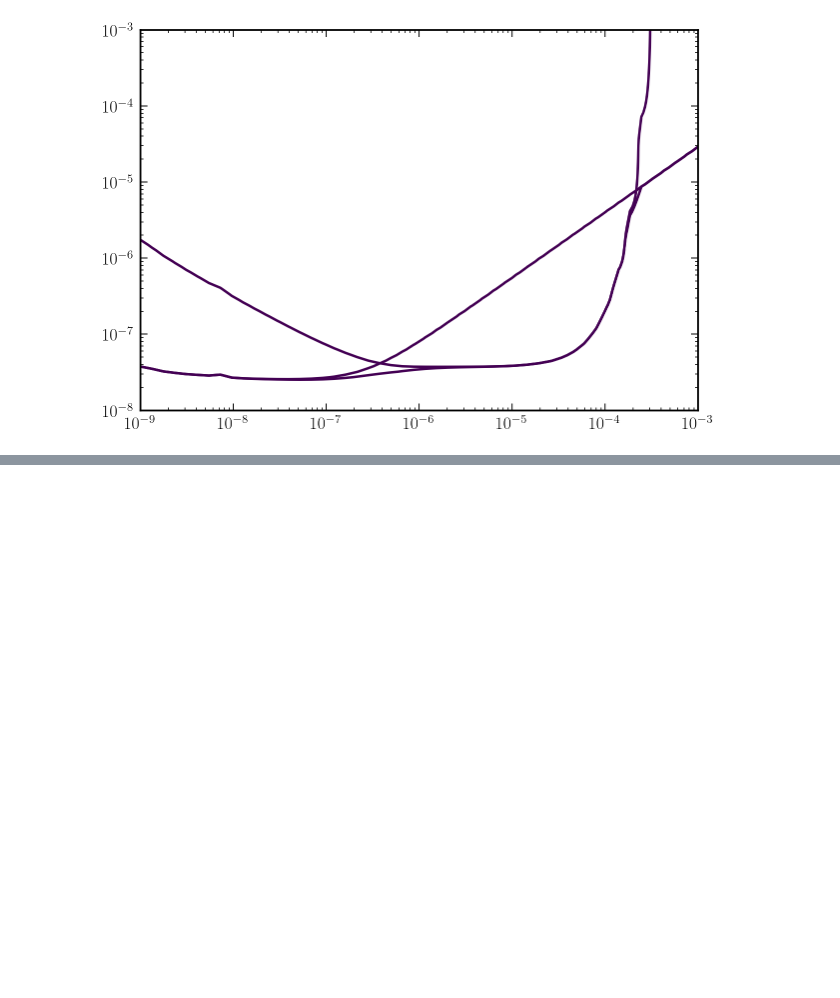
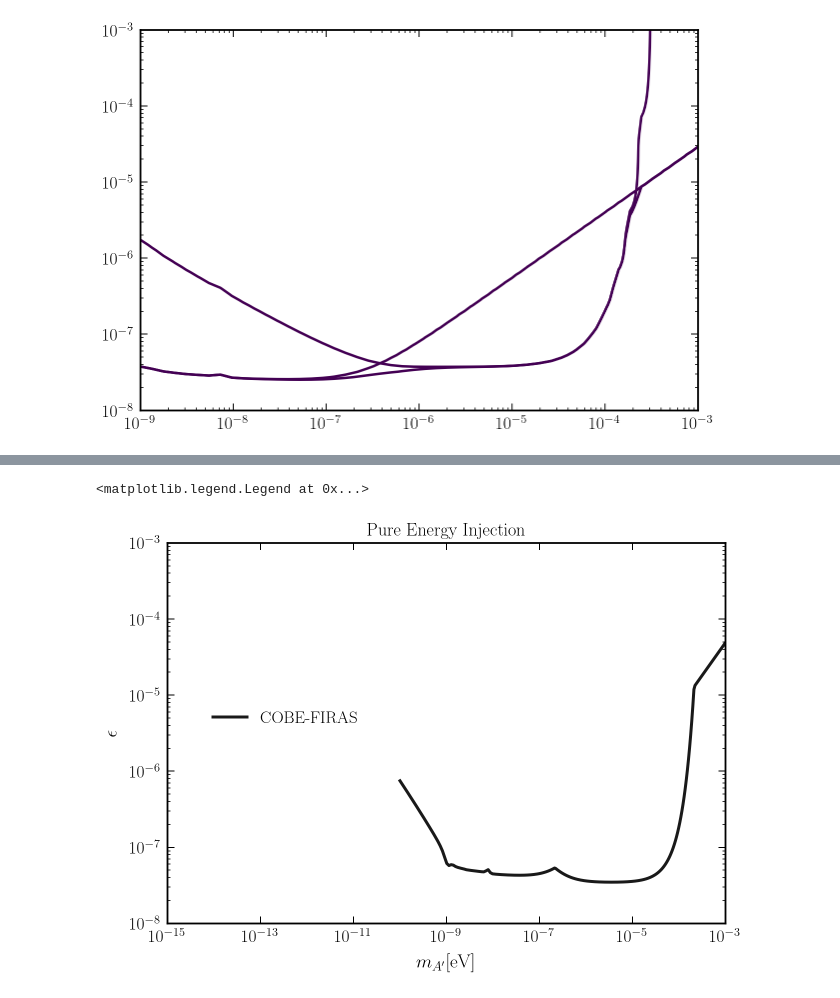
Before and after one commit to GiorgiArsenadze/Shaping-Dark-Photon-Spectral-Distortions, a Jupyter notebook: notebooks/pure_energy_injection.ipynb, the cells around one changed output, grey strips where cells are left out. Cells and saved outputs as stored; diff of their text form; code cells hidden in the pictures; blank space fills up the shorter version.

```diff
--- a/notebooks/pure_energy_injection.ipynb
+++ b/notebooks/pure_energy_injection.ipynb
@@ -976,0 +941,28 @@ array([1.00000000e-09, 1.04312896e-09, 1.08811802e-09, 1.13504741e-09,
+# %%
+
+
+set_matplotlib_formats('retina')
+plt.figure(figsize=(10,7))
+
+
+plt.xscale('log')
+plt.yscale('log')
+
+plt.plot(pure_energy_injection[0]   , pure_energy_injection[1]    , label = r'COBE-FIRAS', color='black',linewidth=3)
+
+
+plt.title(r'Pure Energy Injection')
+
+plt.xlim(1e-15, 1e-3)
+plt.ylim(1e-8, 1e-3)
+
+plt.xlabel(r'$m_{A^\prime}$[eV]')
+plt.ylabel(r'$\epsilon$')
+
+plt.legend(bbox_to_anchor=(0.37, 0.6))
+# plt.show()
+
+#plt.savefig('FIRAS_Bound_PureEnergyInj_Tot.pdf')
+# %% [output]
+<matplotlib.legend.Legend at 0x...>
+[figure, added]
```
Also changed, not shown: parts of 11 cells of this notebook, 11 other files.
